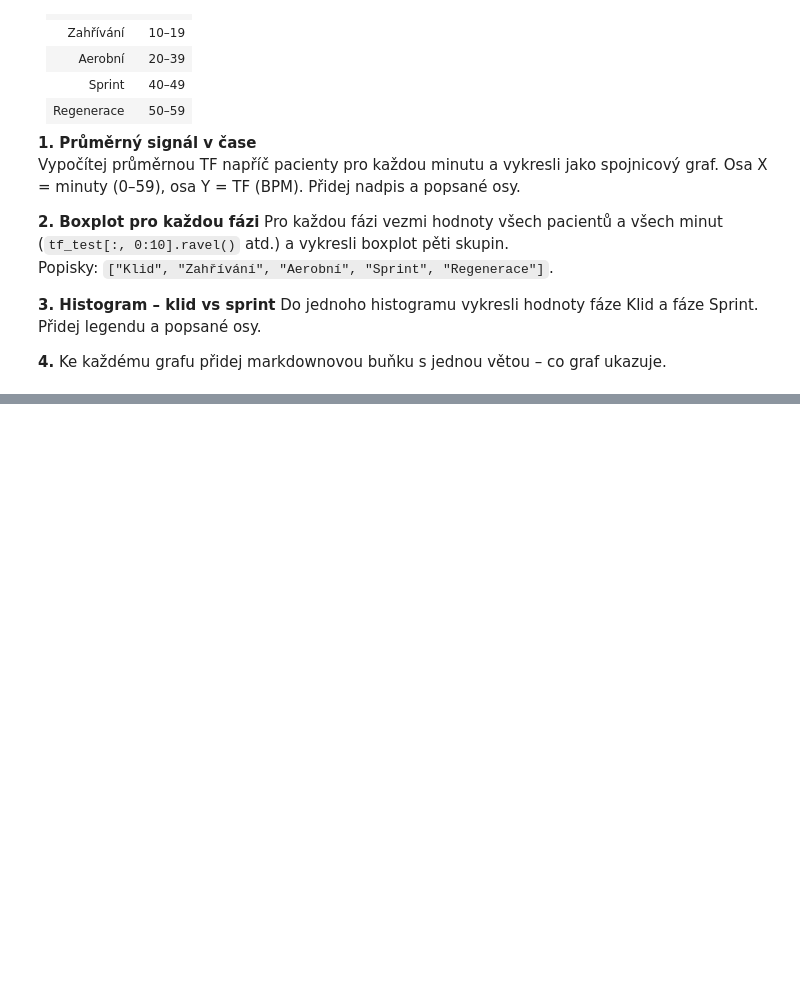
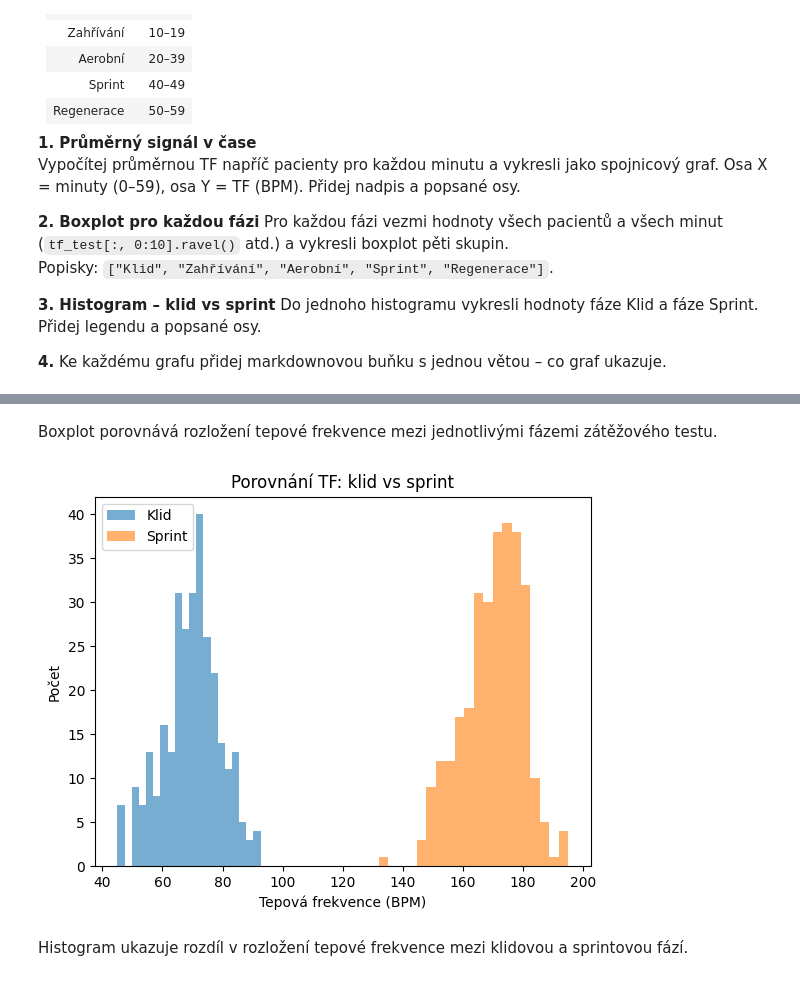
Before and after one commit to anizek/prg_cviceni12, a Jupyter notebook: cviceni_12_matplotlib.ipynb, the cells around one changed output, grey strips where cells are left out. Cells and saved outputs as stored; diff of their text form; code cells hidden in the pictures; blank space fills up the shorter version.

```diff
--- a/cviceni_12_matplotlib.ipynb
+++ b/cviceni_12_matplotlib.ipynb
@@ -228,0 +283,19 @@ faze_labels = ["Klid", "Zahřívání", "Aerobní", "Sprint", "Regenerace"]
+# %% [markdown]
+Boxplot porovnává rozložení tepové frekvence mezi jednotlivými fázemi zátěžového testu.
+# %%
+klid = tf_test[:, 0:10].ravel()
+sprint = tf_test[:, 40:50].ravel()
+
+plt.figure()
+plt.hist(klid, bins=20, alpha=0.6, label="Klid")
+plt.hist(sprint, bins=20, alpha=0.6, label="Sprint")
+
+plt.xlabel("Tepová frekvence (BPM)")
+plt.ylabel("Počet")
+plt.title("Porovnání TF: klid vs sprint")
+plt.legend()
+plt.show()
+# %% [output]
+[figure, added]
+# %% [markdown]
+Histogram ukazuje rozdíl v rozložení tepové frekvence mezi klidovou a sprintovou fází.
```
Also changed, not shown: parts of 11 cells of this notebook, 43 other files.
